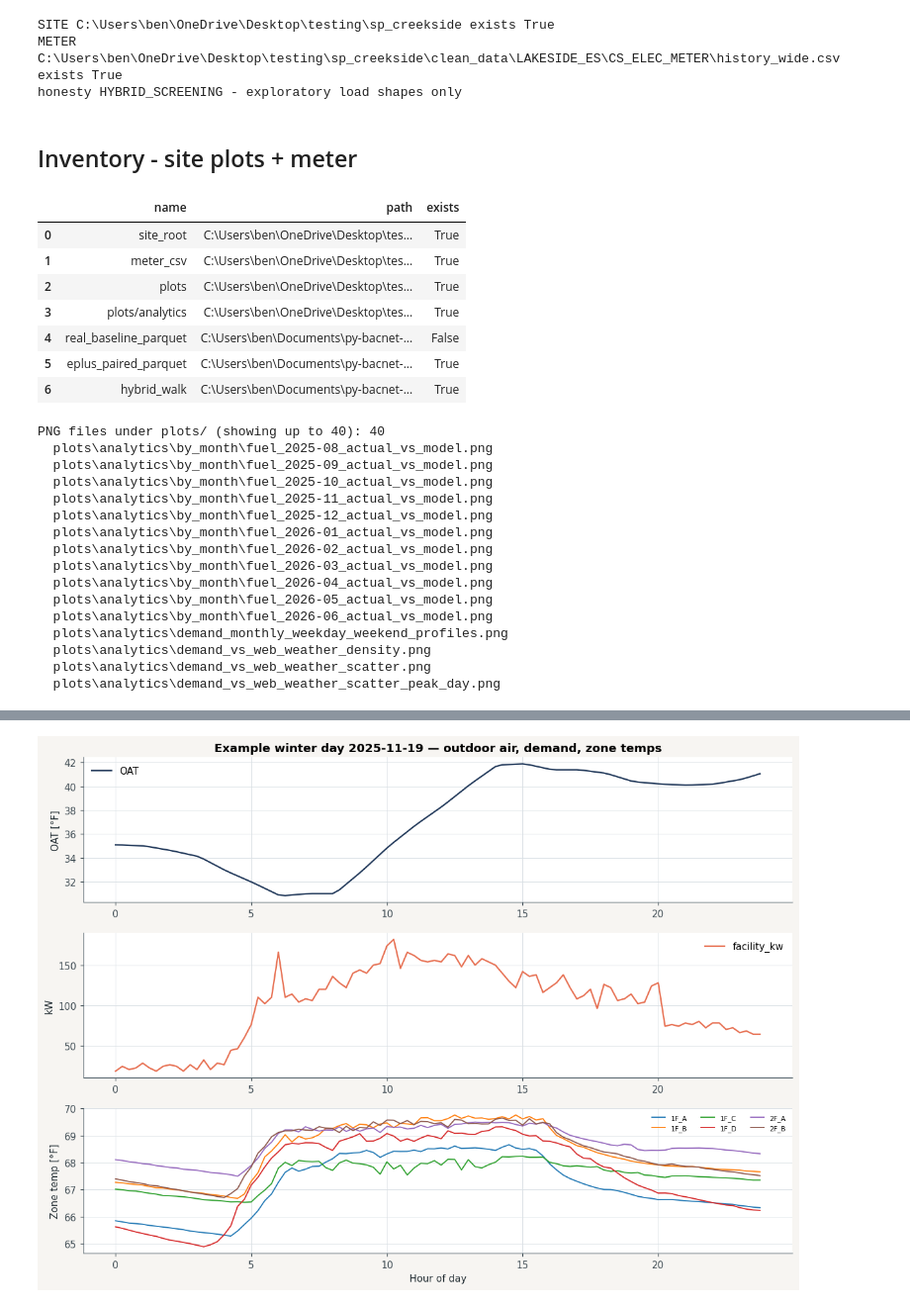
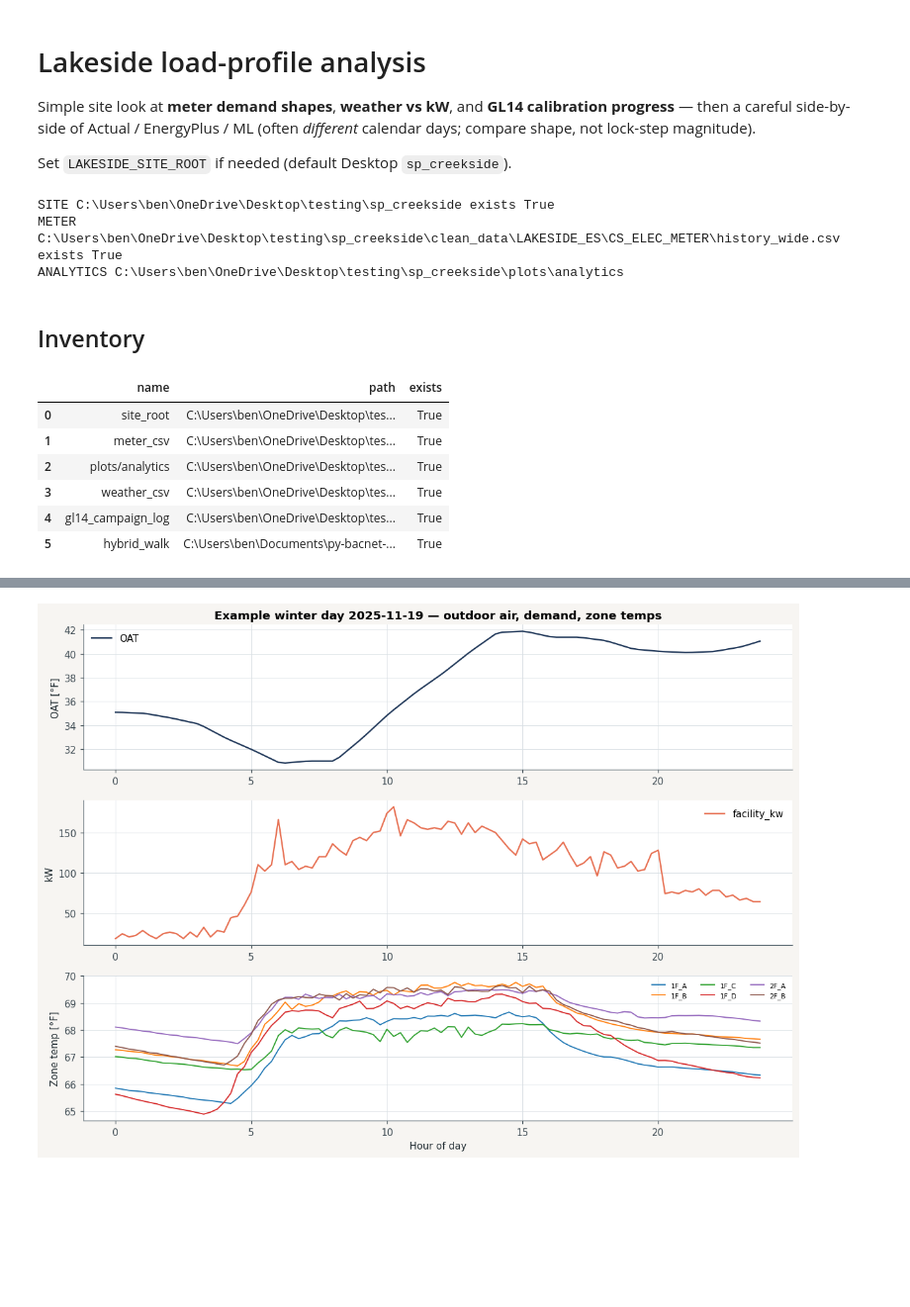
Before and after one commit to bbartling/py-bacnet-stacks-playground, a Jupyter notebook: vibe_code_apps_22/notebooks/lakeside_load_profile_analysis.ipynb, the cells around one changed output, grey strips where cells are left out. Shown at 99% size. Saved outputs shown, nothing was run; the diff lists cells and outputs as text; code cells hidden in the pictures; blank space fills up the shorter version.

```diff
--- a/vibe_code_apps_22/notebooks/lakeside_load_profile_analysis.ipynb
+++ b/vibe_code_apps_22/notebooks/lakeside_load_profile_analysis.ipynb
@@ -15,3 +1,11 @@ Hybrid ML traces are **counterfactual predictions** - never labeled as measured
+# %% [markdown]
+# Lakeside load-profile analysis
+
+Simple site look at **meter demand shapes**, **weather vs kW**, and **GL14 calibration
+progress** — then a careful side-by-side of Actual / EnergyPlus / ML (often *different*
+calendar days; compare shape, not lock-step magnitude).
+
+Set `LAKESIDE_SITE_ROOT` if needed (default Desktop `sp_creekside`).
 # %%
 %matplotlib inline
 import json
@@ -22,25 +16,18 @@ from pathlib import Path
 import matplotlib.pyplot as plt
 import numpy as np
 import pandas as pd
-from IPython.display import display, Markdown, Image, HTML
+from IPython.display import display, Markdown, Image
 
 ROOT = Path("..").resolve()
 if not (ROOT / "ml").is_dir():
     ROOT = Path(".").resolve()
 sys.path.insert(0, str(ROOT / "ml"))
+sys.path.insert(0, str(ROOT / "scripts"))
 sys.path.insert(0, str(ROOT))
 
 from lakeside.paths import site_root, clean_data_building_dir
 from artifact_paths import artifact_paths
-from notebook_plots import (
-save_fig,
-typical_weekday_weekend_profile,
-monthly_diurnal_overlay,
-actual_eplus_ml_overlay,
-winter_day_panel,
-apply_notebook_theme,
-metric_cards_html,
-)
+from notebook_plots import save_fig, winter_day_panel, apply_notebook_theme
 
 apply_notebook_theme()
 SITE = Path(os.environ.get("LAKESIDE_SITE_ROOT", str(site_root())))
@@ -55,59 +42,34 @@ FIG.mkdir(parents=True, exist_ok=True)
 
 print("SITE", SITE, "exists", SITE.is_dir())
 print("METER", METER, "exists", METER.is_file())
-print("honesty HYBRID_SCREENING - exploratory load shapes only")
+print("ANALYTICS", ANALYTICS)
 # %% [output]
 SITE C:\Users\ben\OneDrive\Desktop\testing\sp_creekside exists True
 METER C:\Users\ben\OneDrive\Desktop\testing\sp_creekside\clean_data\LAKESIDE_ES\CS_ELEC_METER\history_wide.csv exists True
-honesty HYBRID_SCREENING - exploratory load shapes only
+ANALYTICS C:\Users\ben\OneDrive\Desktop\testing\sp_creekside\plots\analytics
 # %% [markdown]
-## Inventory - site plots + meter
+## Inventory
 # %%
 rows = []
 for label, p in [
 ("site_root", SITE),
 ("meter_csv", METER),
-("plots", PLOTS),
 ("plots/analytics", ANALYTICS),
-("real_baseline_parquet", OUT / "real_baseline_15min_v1.parquet"),
-("eplus_paired_parquet", OUT / "heating_dsm_eplus_paired_15min_v1.parquet"),
+("weather_csv", CLEAN / "weather" / "history_wide.csv"),
+("gl14_campaign_log", SITE / "eplus" / "scorecards" / "campaign_log.csv"),
 ("hybrid_walk", OUT / "hybrid_dsm_96_v1_walk.json"),
 ]:
     rows.append({
     "name": label,
     "path": str(p),
     "exists": p.is_file() if p.suffix else p.is_dir(),
     })
 display(pd.DataFrame(rows))
-
-pngs = []
-if PLOTS.is_dir():
-    pngs = sorted(PLOTS.rglob("*.png"))[:40]
-print(f"PNG files under plots/ (showing up to 40): {len(pngs)}")
-for p in pngs[:15]:
-    print(" ", p.relative_to(SITE) if SITE in p.parents or p.is_relative_to(SITE) else p)
 # %% [output]
 |  | name | path | exists |
 | 0 | site_root | C:\Users\ben\OneDrive\Desktop\tes... | True |
 | 1 | meter_csv | C:\Users\ben\OneDrive\Desktop\tes... | True |
-| 2 | plots | C:\Users\ben\OneDrive\Desktop\tes... | True |
-| 3 | plots/analytics | C:\Users\ben\OneDrive\Desktop\tes... | True |
-| 4 | real_baseline_parquet | C:\Users\ben\Documents\py-bacnet-... | False |
-| 5 | eplus_paired_parquet | C:\Users\ben\Documents\py-bacnet-... | True |
-| 6 | hybrid_walk | C:\Users\ben\Documents\py-bacnet-... | True |
+| 2 | plots/analytics | C:\Users\ben\OneDrive\Desktop\tes... | True |
+| 3 | weather_csv | C:\Users\ben\OneDrive\Desktop\tes... | True |
+| 4 | gl14_campaign_log | C:\Users\ben\OneDrive\Desktop\tes... | True |
+| 5 | hybrid_walk | C:\Users\ben\Documents\py-bacnet-... | True |
-PNG files under plots/ (showing up to 40): 40
-  plots\analytics\by_month\fuel_2025-08_actual_vs_model.png
-  plots\analytics\by_month\fuel_2025-09_actual_vs_model.png
-  plots\analytics\by_month\fuel_2025-10_actual_vs_model.png
-  plots\analytics\by_month\fuel_2025-11_actual_vs_model.png
-  plots\analytics\by_month\fuel_2025-12_actual_vs_model.png
-  plots\analytics\by_month\fuel_2026-01_actual_vs_model.png
-  plots\analytics\by_month\fuel_2026-02_actual_vs_model.png
-  plots\analytics\by_month\fuel_2026-03_actual_vs_model.png
-  plots\analytics\by_month\fuel_2026-04_actual_vs_model.png
-  plots\analytics\by_month\fuel_2026-05_actual_vs_model.png
-  plots\analytics\by_month\fuel_2026-06_actual_vs_model.png
-  plots\analytics\demand_monthly_weekday_weekend_profiles.png
-  plots\analytics\demand_vs_web_weather_density.png
-  plots\analytics\demand_vs_web_weather_scatter.png
-  plots\analytics\demand_vs_web_weather_scatter_peak_day.png
```
Also changed, not shown: parts of 15 cells of this notebook, 20 other files.
